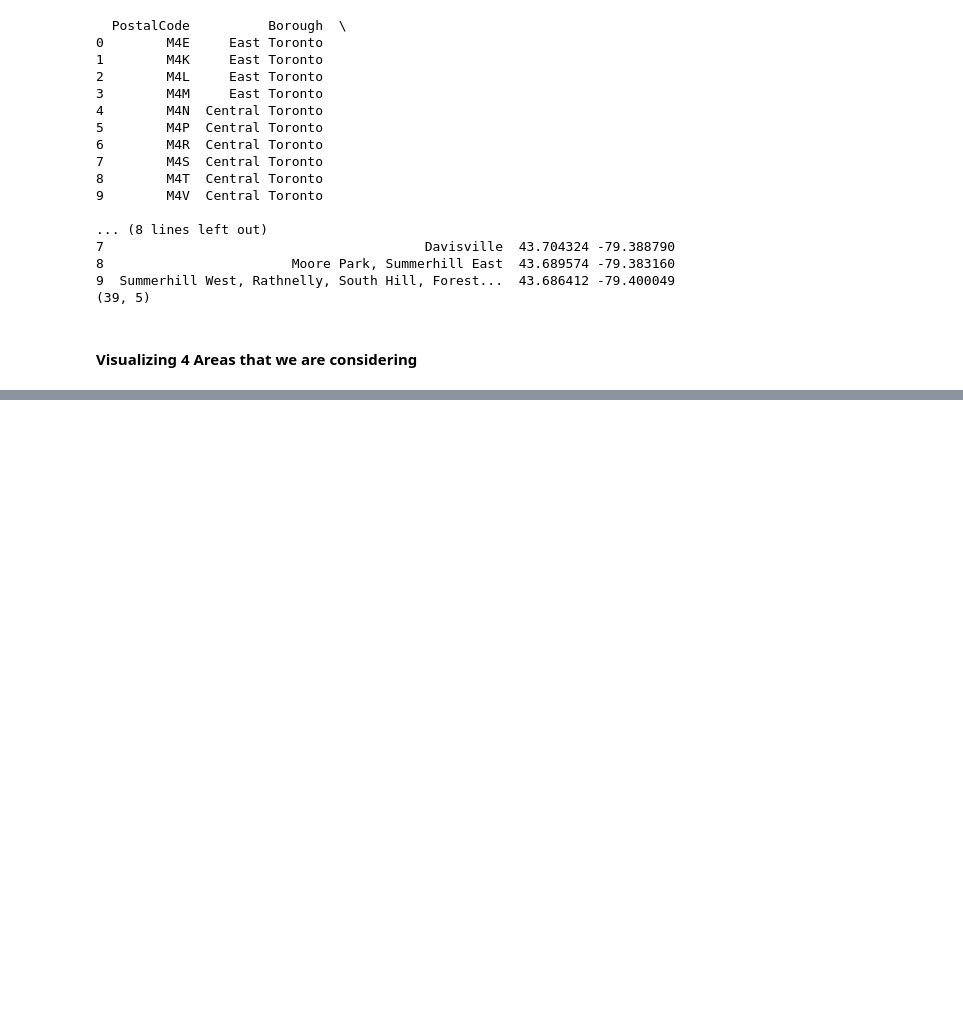
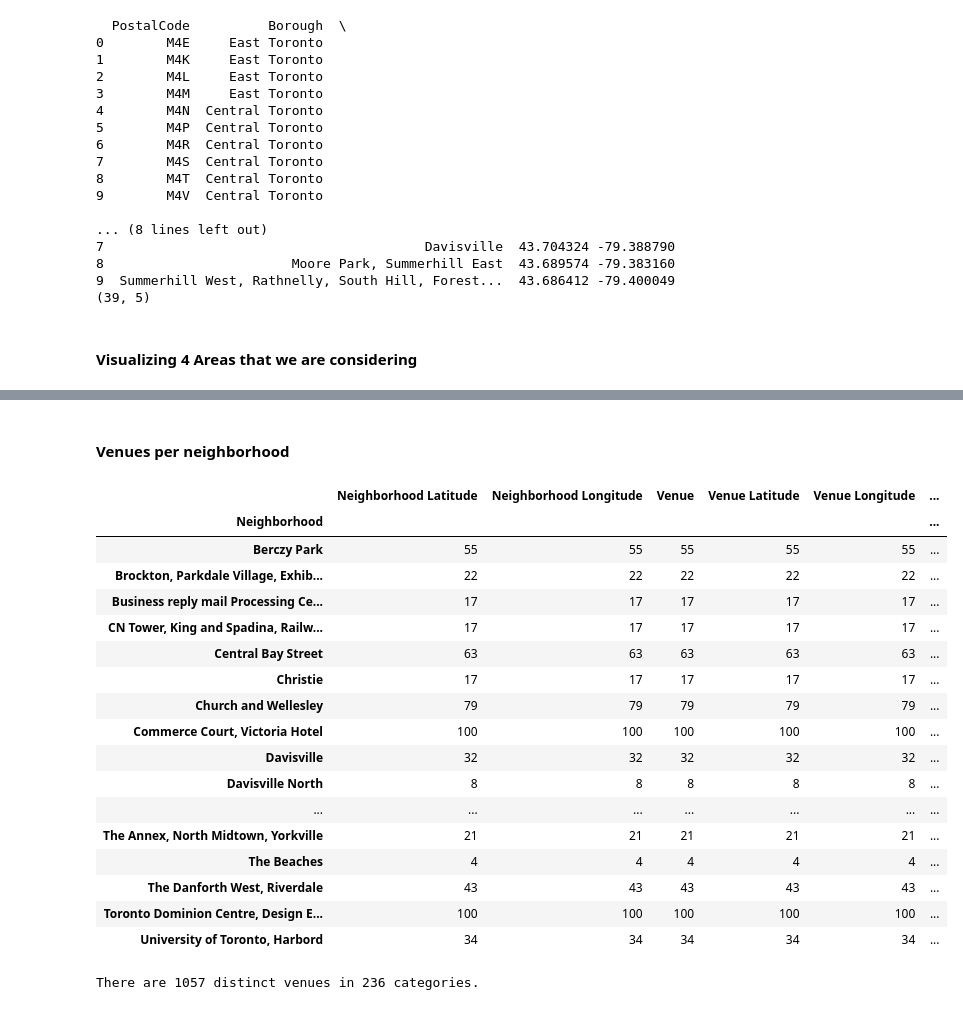
Before and after one commit to modi975/ibm-capstone-project, a Jupyter notebook: toronto-analysis.ipynb, the cells around one changed output, grey strips where cells are left out. Saved outputs shown, nothing was run; the diff lists cells and outputs as text; code cells hidden in the pictures; blank space fills up the shorter version.

```diff
--- a/toronto-analysis.ipynb
+++ b/toronto-analysis.ipynb
@@ -244,0 +347,29 @@ toronto_map
+# %% [markdown]
+#### Venues per neighborhood
+# %%
+#Venues per Neighborhood
+nearby_venues.groupby('Neighborhood').count()
+# %% [output]
+|  | Neighborhood Latitude | Neighborhood Longitude | Venue | Venue Latitude | Venue Longitude | ... |
+| Neighborhood |  |  |  |  |  | ... |
+| Berczy Park | 55 | 55 | 55 | 55 | 55 | ... |
+| Brockton, Parkdale Village, Exhib... | 22 | 22 | 22 | 22 | 22 | ... |
+| Business reply mail Processing Ce... | 17 | 17 | 17 | 17 | 17 | ... |
+| CN Tower, King and Spadina, Railw... | 17 | 17 | 17 | 17 | 17 | ... |
+| Central Bay Street | 63 | 63 | 63 | 63 | 63 | ... |
+| Christie | 17 | 17 | 17 | 17 | 17 | ... |
+| Church and Wellesley | 79 | 79 | 79 | 79 | 79 | ... |
+| Commerce Court, Victoria Hotel | 100 | 100 | 100 | 100 | 100 | ... |
+| Davisville | 32 | 32 | 32 | 32 | 32 | ... |
+| Davisville North | 8 | 8 | 8 | 8 | 8 | ... |
+| ... | ... | ... | ... | ... | ... | ... |
+| The Annex, North Midtown, Yorkville | 21 | 21 | 21 | 21 | 21 | ... |
+| The Beaches | 4 | 4 | 4 | 4 | 4 | ... |
+| The Danforth West, Riverdale | 43 | 43 | 43 | 43 | 43 | ... |
+| Toronto Dominion Centre, Design E... | 100 | 100 | 100 | 100 | 100 | ... |
+| University of Toronto, Harbord | 34 | 34 | 34 | 34 | 34 | ... |
+# %%
+print('There are {} distinct venues in {} categories.'.format(
+    len(nearby_venues['Venue'].unique()),len(nearby_venues['Venue Category'].unique())))
+# %% [output]
+There are 1057 distinct venues in 236 categories.
```
Also changed, not shown: parts of 26 cells of this notebook.
